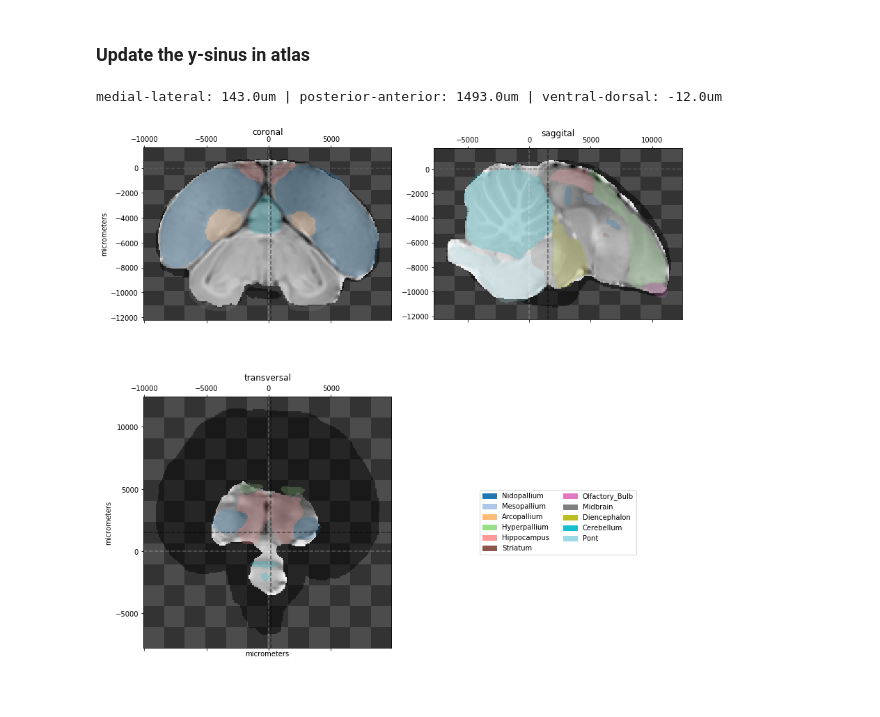
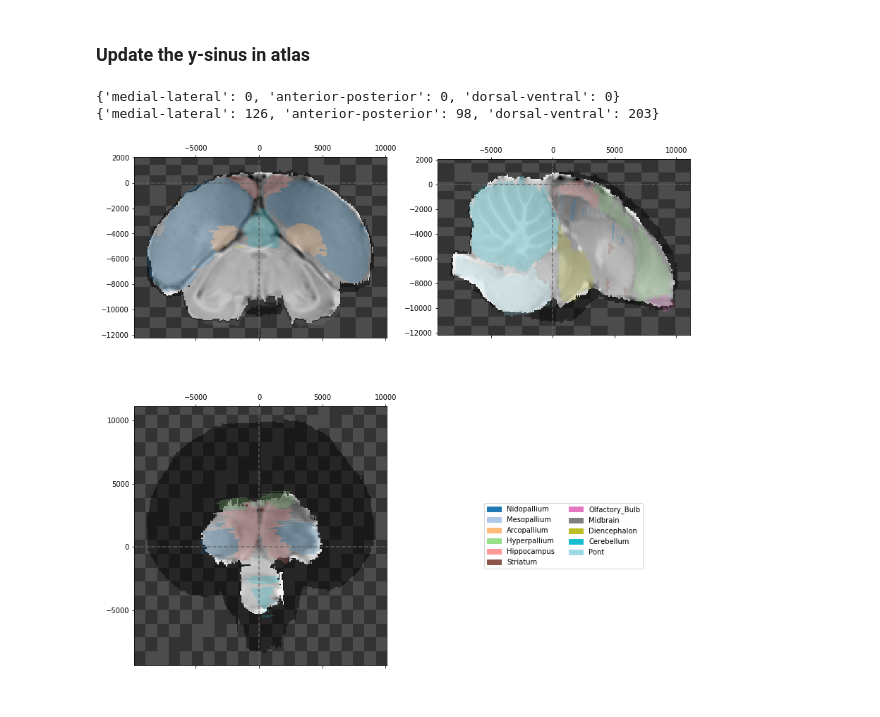
Before and after one commit to timsainb/birdbrain, a Jupyter notebook: notebooks/starling/0.1-find_y_sinus.ipynb, the cells around one changed output. Drawn from its saved outputs; the diff is of its cells as text; code cells hidden in the pictures.

```diff
--- a/notebooks/starling/0.1-find_y_sinus.ipynb
+++ b/notebooks/starling/0.1-find_y_sinus.ipynb
@@ -61,7 +66,10 @@ medial-lateral: 143.0um | posterior-anterior: 1493.0um | ventral-dorsal: -12.0um
 # %% [markdown]
 ### Update the y-sinus in atlas
-# %%
-plot_location_coordinates(starling_atlas, updated_y_sinus, "Brainregions", region_alpha = 0.25, zoom =6);
-# %% [output]
-medial-lateral: 143.0um | posterior-anterior: 1493.0um | ventral-dorsal: -12.0um
-[figure, removed]
+# %%
+starling_atlas.update_y_sinus(updated_y_sinus=updated_y_sinus)
+# %%
+plot_2d_coordinates(starling_atlas, point_in_um= [0,0,0]);
+# %% [output]
+{'medial-lateral': 0, 'anterior-posterior': 0, 'dorsal-ventral': 0}
+{'medial-lateral': 126, 'anterior-posterior': 98, 'dorsal-ventral': 203}
+[figure, added]
```
Also changed, not shown: parts of 14 cells of this notebook, 14 other files.
